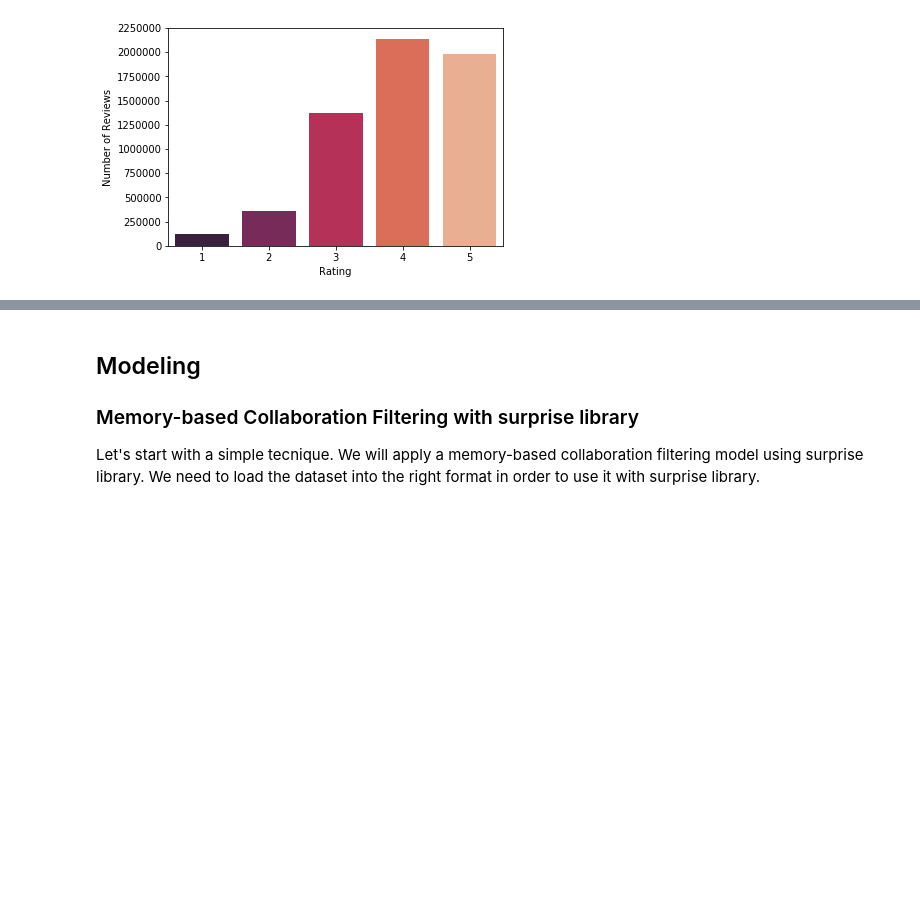
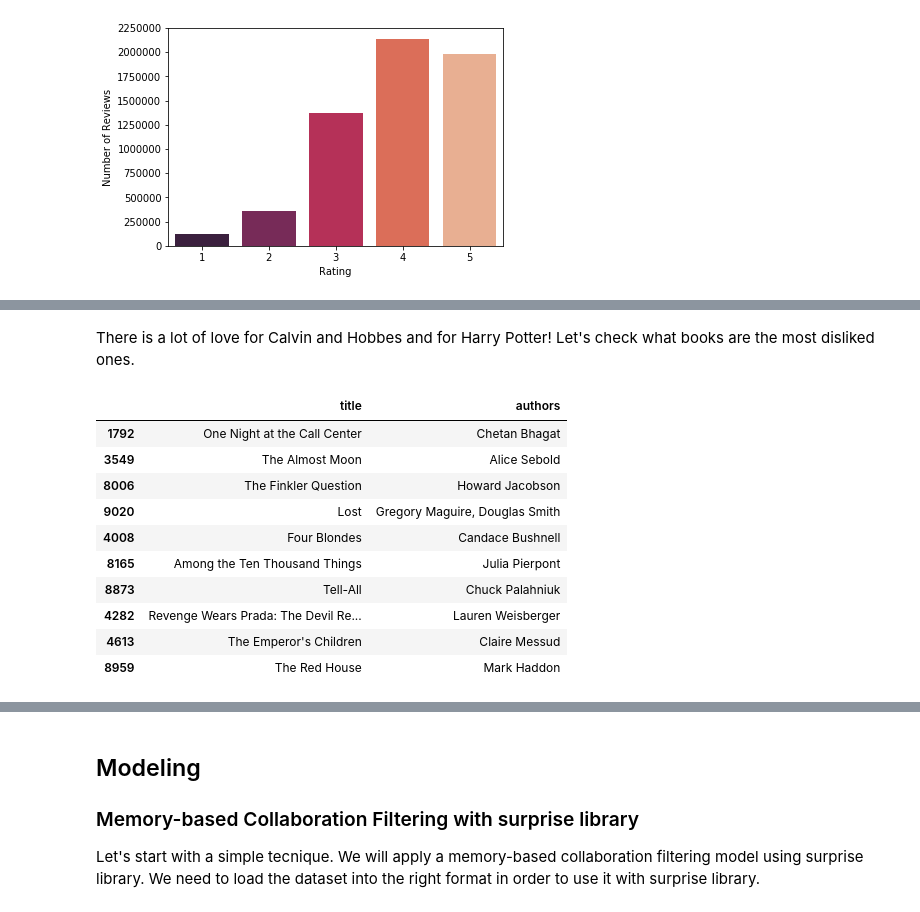
Before and after one commit to gioamorim80/Book-Recommendation-System, a Jupyter notebook: Book Recommendation System.ipynb, the cells around one changed output, grey strips where cells are left out. Saved outputs shown, nothing was run; the diff lists cells and outputs as text; code cells hidden in the pictures; blank space fills up the shorter version.

```diff
--- a/Book Recommendation System.ipynb
+++ b/Book Recommendation System.ipynb
@@ -99,0 +193,18 @@ ax.set_xlabel('Rating');
+# %% [markdown]
+There is a lot of love for Calvin and Hobbes and for Harry Potter! Let's check what books are the most disliked ones.
+# %%
+# check what are the top 10 worst rated books
+worst_rated = books['average_rating'].sort_values()
+books[['title', 'authors']].iloc[worst_rated.head(10).index]
+# %% [output]
+|  | title | authors |
+| 1792 | One Night at the Call Center | Chetan Bhagat |
+| 3549 | The Almost Moon | Alice Sebold |
+| 8006 | The Finkler Question | Howard Jacobson |
+| 9020 | Lost | Gregory Maguire, Douglas Smith |
+| 4008 | Four Blondes | Candace Bushnell |
+| 8165 | Among the Ten Thousand Things | Julia Pierpont |
+| 8873 | Tell-All | Chuck Palahniuk |
+| 4282 | Revenge Wears Prada: The Devil Re... | Lauren Weisberger |
+| 4613 | The Emperor's Children | Claire Messud |
+| 8959 | The Red House | Mark Haddon |
```
Also changed, not shown: parts of 33 cells of this notebook.
